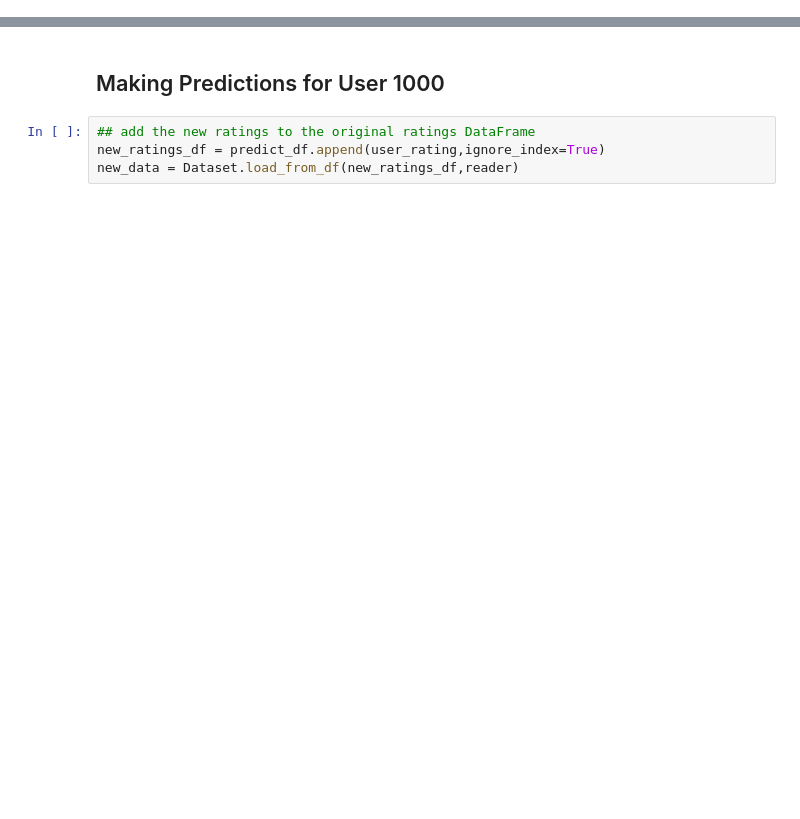
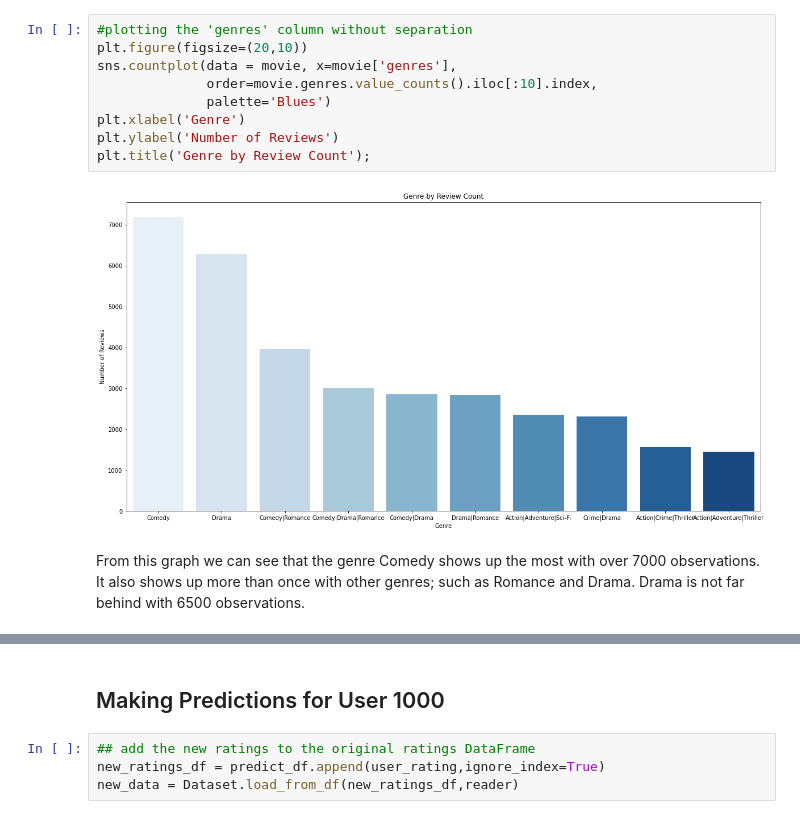
Before and after one commit to MackoyS/movielens-recommendation-system, a Jupyter notebook: movie_recc_system.ipynb, the cells around one changed output, grey strips where cells are left out. Drawn from its saved outputs; the diff is of its cells as text; blank space fills up the shorter version.

```diff
--- a/movie_recc_system.ipynb
+++ b/movie_recc_system.ipynb
@@ -1049,0 +385,13 @@ predict_df.loc[predict_df['userId'] == 1000]
+# %%
+#plotting the 'genres' column without separation
+plt.figure(figsize=(20,10))
+sns.countplot(data = movie, x=movie['genres'],
+              order=movie.genres.value_counts().iloc[:10].index,
+              palette='Blues')
+plt.xlabel('Genre')
+plt.ylabel('Number of Reviews')
+plt.title('Genre by Review Count');
+# %% [output]
+[figure, added]
+# %% [markdown]
+From this graph we can see that the genre Comedy shows up the most with over 7000 observations. It also shows up more than once with other genres; such as Romance and Drama. Drama is not far behind with 6500 observations.
```
Also changed, not shown: parts of 249 cells of this notebook, 1 other file.
